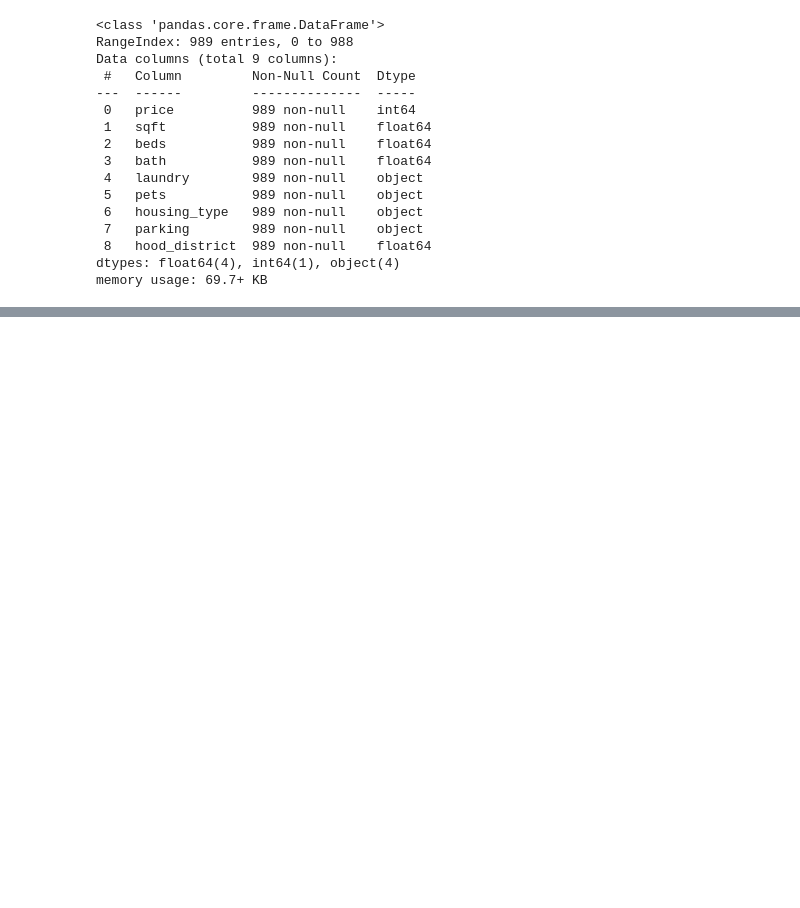
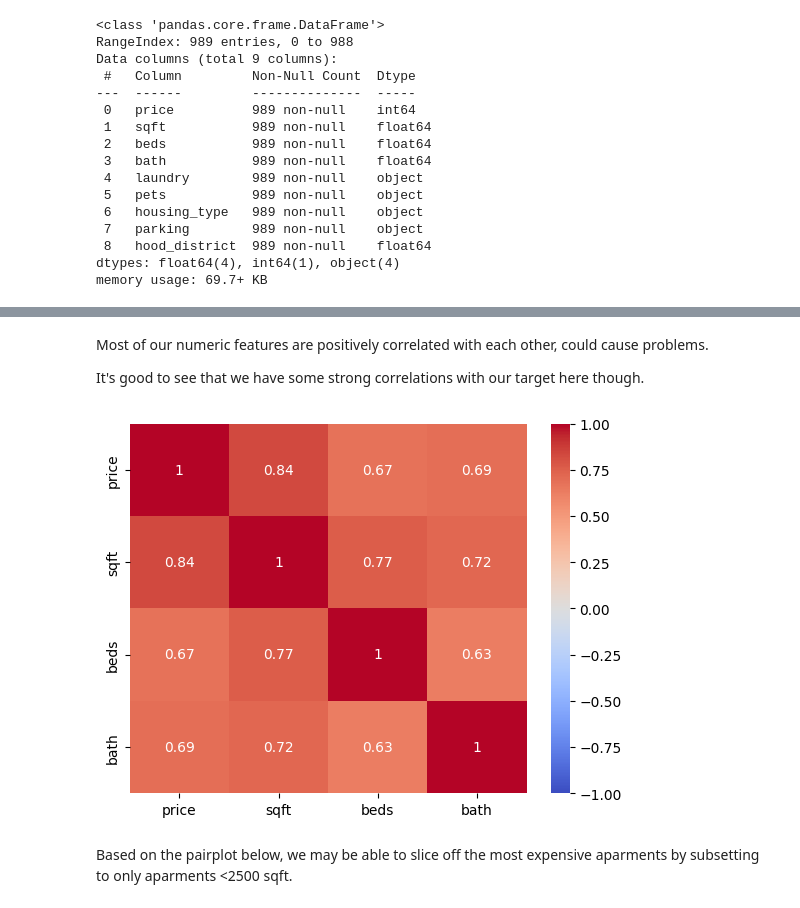
Before and after one commit to Proftg/SAN-FRANCISCO-RENT-PRICES, a Jupyter notebook: regression_modelling_project.ipynb, the cells around one changed output, grey strips where cells are left out. Saved outputs shown, nothing was run; the diff lists cells and outputs as text; code cells hidden in the pictures; blank space fills up the shorter version.

```diff
--- a/regression_modelling_project.ipynb
+++ b/regression_modelling_project.ipynb
@@ -268,0 +104,16 @@ pd.get_dummies(rentals_df).astype(int)
+# %% [markdown]
+Most of our numeric features are positively correlated with each other, could cause problems.
+
+It's good to see that we have some strong correlations with our target here though.
+# %%
+sns.heatmap(
+    rentals_df.corr(numeric_only=True),
+    vmin=-1,
+    vmax=1,
+    cmap="coolwarm",
+    annot=True
+);
+# %% [output]
+[figure, added]
+# %% [markdown]
+Based on the pairplot below, we may be able to slice off the most expensive aparments by subsetting to only aparments <2500 sqft.
```
Also changed, not shown: parts of 67 cells of this notebook.
